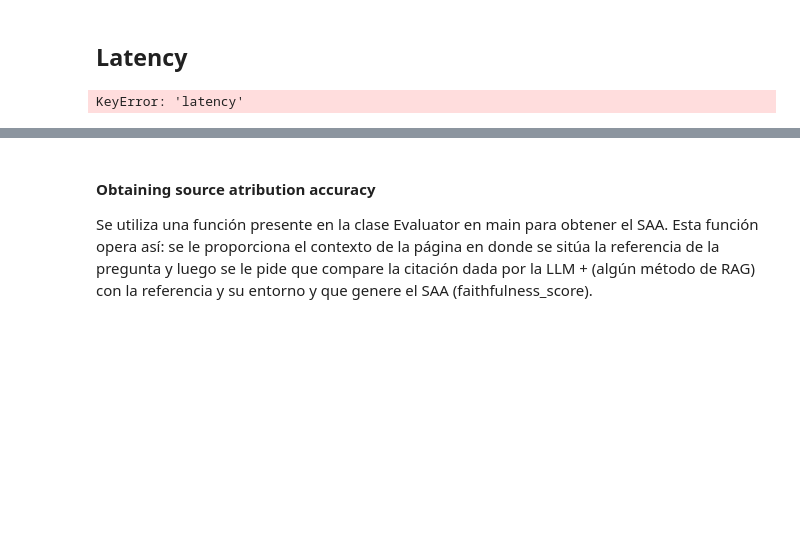
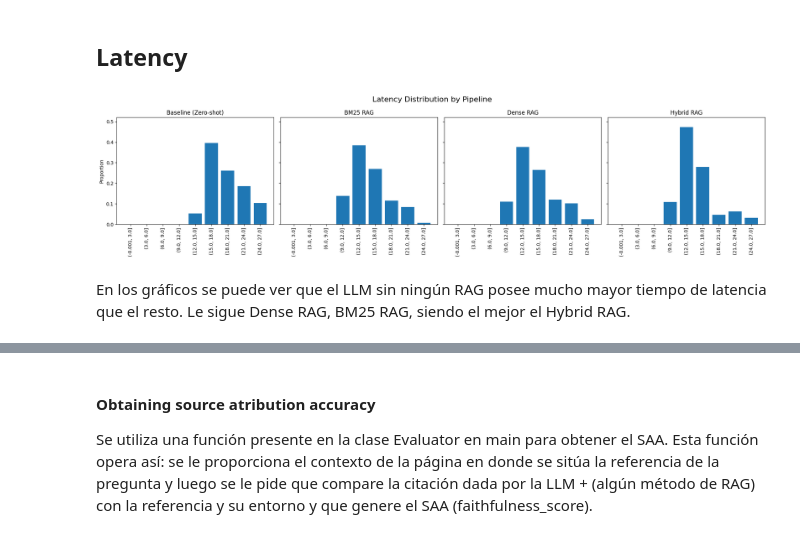
Before and after one commit to l4t8/RAG-Technical-Q-A, a Jupyter notebook: data.ipynb, the cells around one changed output, grey strips where cells are left out. Saved outputs shown, nothing was run; the diff lists cells and outputs as text; code cells hidden in the pictures; blank space fills up the shorter version.

```diff
--- a/data.ipynb
+++ b/data.ipynb
@@ -222,36 +136,42 @@ import numpy as np
 import matplotlib.pyplot as plt
 
 pipelines = ["Baseline (Zero-shot)", "BM25 RAG", "Dense RAG", "Hybrid RAG"]
-plot_data
+plot_data_pro = df_pro.copy()
+plot_data_flash = df_flash.copy()
+
+plot_data = plot_data_pro
+
 # Linear bins from 0 to 250 seconds
-bins = np.arange(0, 100, 5)  # 10-second intervals
+bins = np.arange(0, 30, 3)  # 10-second intervals
 plot_data["latency_bin"] = pd.cut(plot_data["latency"], bins=bins, include_lowest=True)
 
 # Group and normalize per pipeline
 binned = (
     plot_data
     .groupby(["pipeline", "latency_bin"], observed=False)
     .size()
     .reset_index(name="count")
 )
 totals = binned.groupby("pipeline")["count"].transform("sum")
 binned["norm"] = binned["count"] / totals
 
 fig, axes = plt.subplots(1, 4, figsize=(20, 5), sharey=True)
 
 for ax, p in zip(axes, pipelines):
     dfp = binned[binned["pipeline"] == p]
     ax.bar(dfp["latency_bin"].astype(str), dfp["norm"])
     ax.set_title(p)
     ax.tick_params(axis='x', rotation=90)
     ax.set_ylim(0, dfp["norm"].max() * 1.1)
 
 axes[0].set_ylabel("Proportion")
 fig.suptitle("Latency Distribution by Pipeline", fontsize=16)
 plt.tight_layout()
 plt.show()
 # %% [output]
-KeyError: 'latency'
+[figure, added]
+# %% [markdown]
+En los gráficos se puede ver que el LLM sin ningún RAG posee mucho mayor tiempo de latencia que el resto. Le sigue Dense RAG, BM25 RAG, siendo el mejor el Hybrid RAG.
 # %%
 summary = plot_data.groupby("pipeline")["latency"].agg(
     mean="mean",
```
Also changed, not shown: parts of 39 cells of this notebook, 4 other files.
